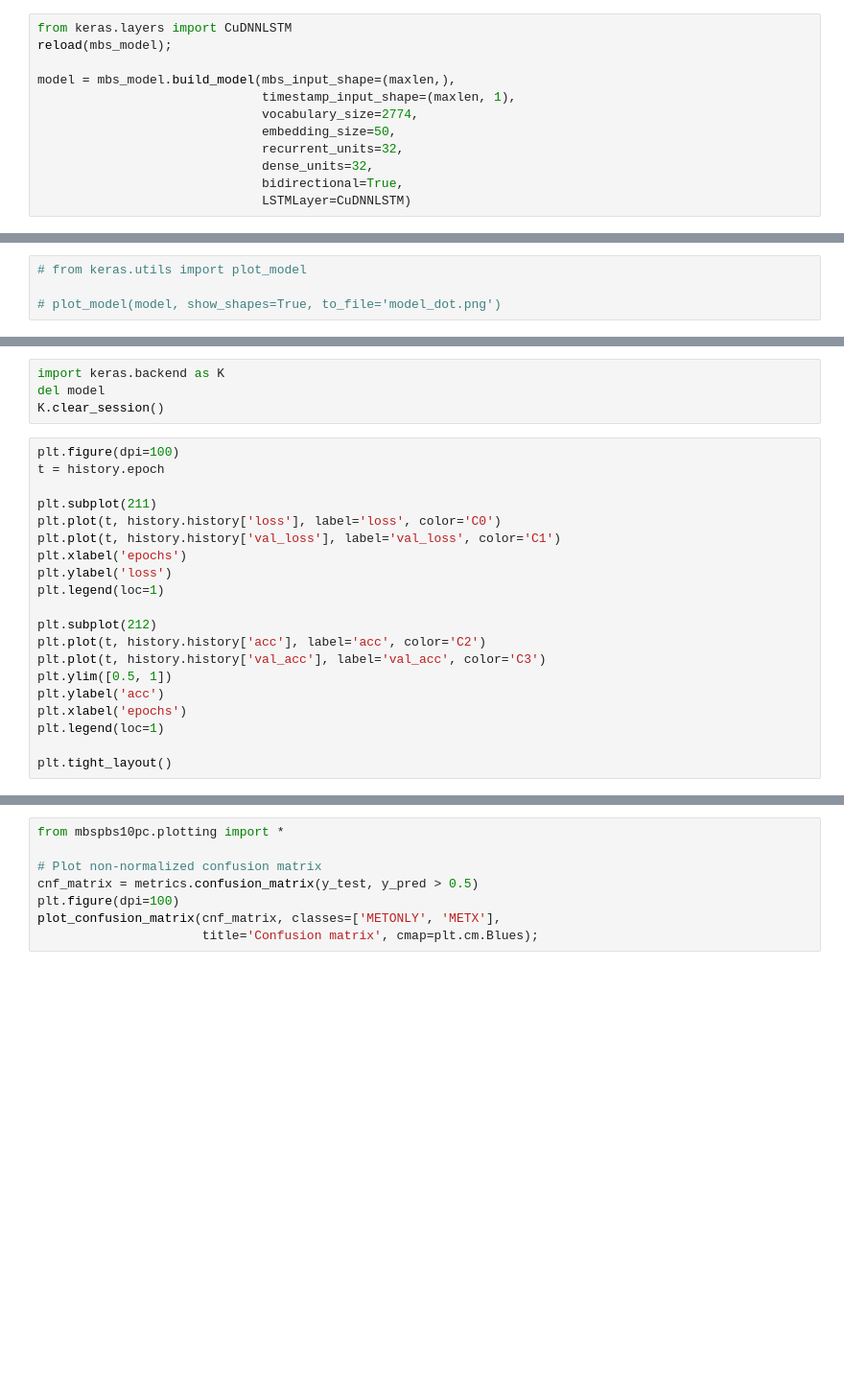
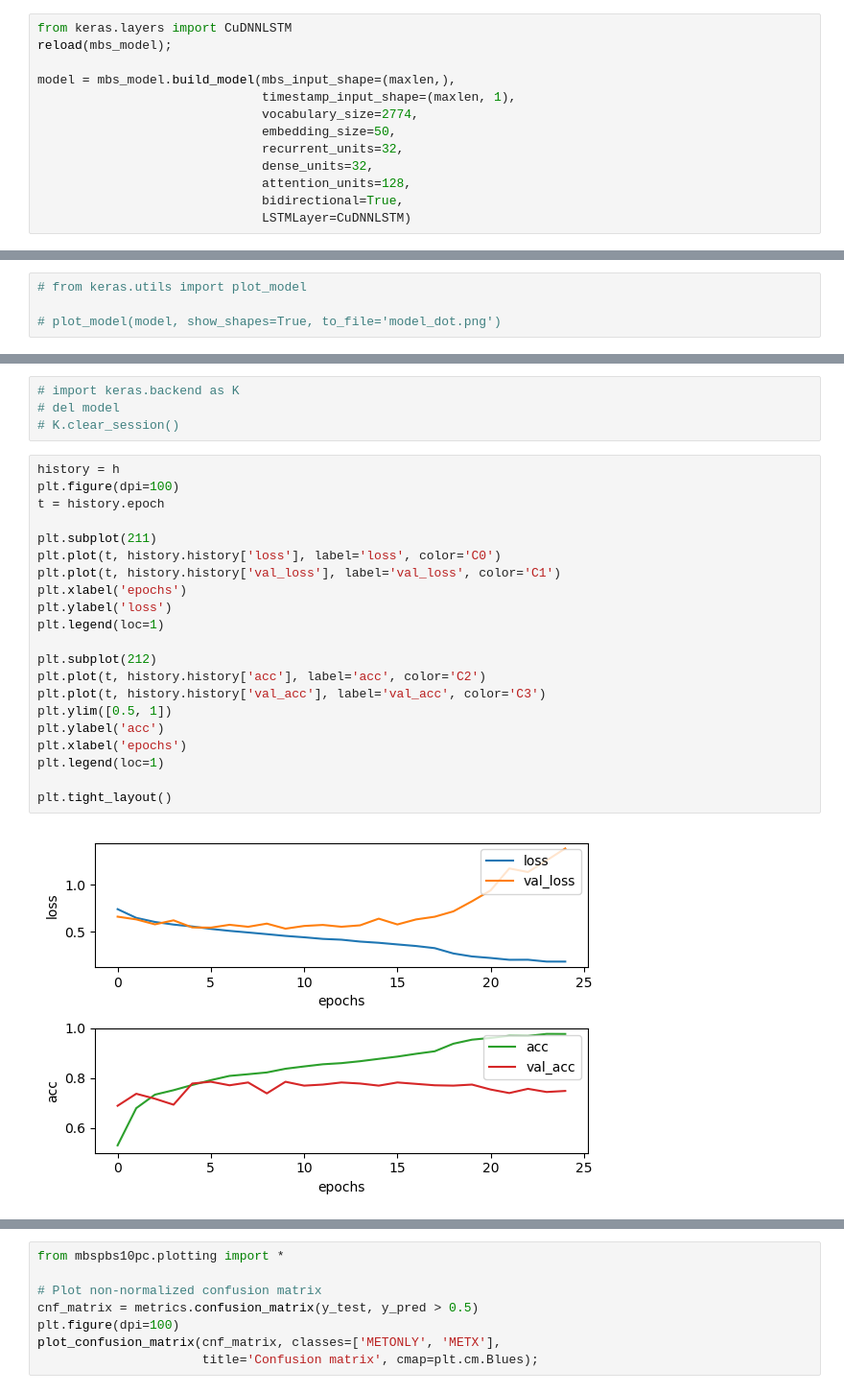
Before and after one commit to samuelefiorini/tangle, a Jupyter notebook: notebooks/models/model_development.ipynb, the cells around one changed output, grey strips where cells are left out. Shown at 96% size. Drawn from its saved outputs; the diff is of its cells as text; blank space fills up the shorter version.

```diff
--- a/notebooks/models/model_development.ipynb
+++ b/notebooks/models/model_development.ipynb
@@ -63,6 +63,7 @@ model = mbs_model.build_model(mbs_input_shape=(maxlen,),
                               embedding_size=50,
                               recurrent_units=32,
                               dense_units=32,
+                              attention_units=128,
                               bidirectional=True,
                               LSTMLayer=CuDNNLSTM)
 # %% [output]
@@ -174,25 +152,28 @@ NameError: name 'h1' is not defined
 # %%
-import keras.backend as K
-del model
-K.clear_session()
+# import keras.backend as K
+# del model
+# K.clear_session()
 # %%
+history = h
 plt.figure(dpi=100)
 t = history.epoch
 
 plt.subplot(211)
 plt.plot(t, history.history['loss'], label='loss', color='C0')
 plt.plot(t, history.history['val_loss'], label='val_loss', color='C1')
 plt.xlabel('epochs')
 plt.ylabel('loss')
 plt.legend(loc=1)
 
 plt.subplot(212)
 plt.plot(t, history.history['acc'], label='acc', color='C2')
 plt.plot(t, history.history['val_acc'], label='val_acc', color='C3')
 plt.ylim([0.5, 1])
 plt.ylabel('acc')
 plt.xlabel('epochs')
 plt.legend(loc=1)
 
 plt.tight_layout()
+# %% [output]
+[figure, added]
 # %%
```
Also changed, not shown: parts of 7 cells of this notebook, 2 other files.
